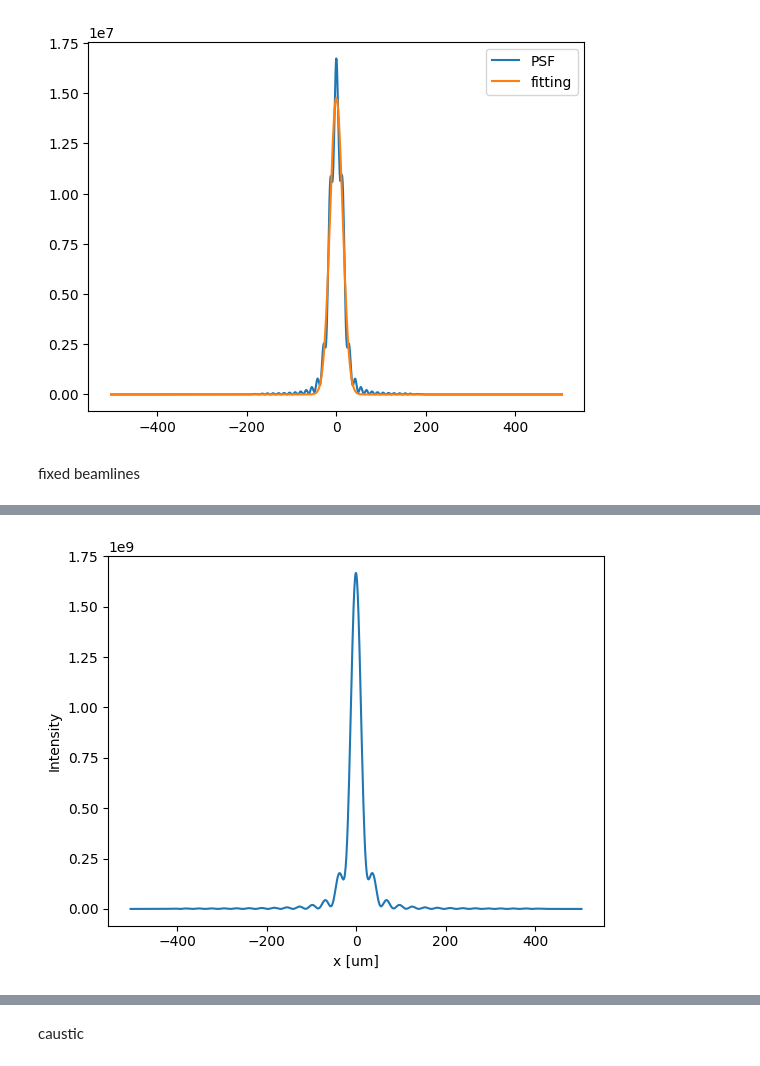
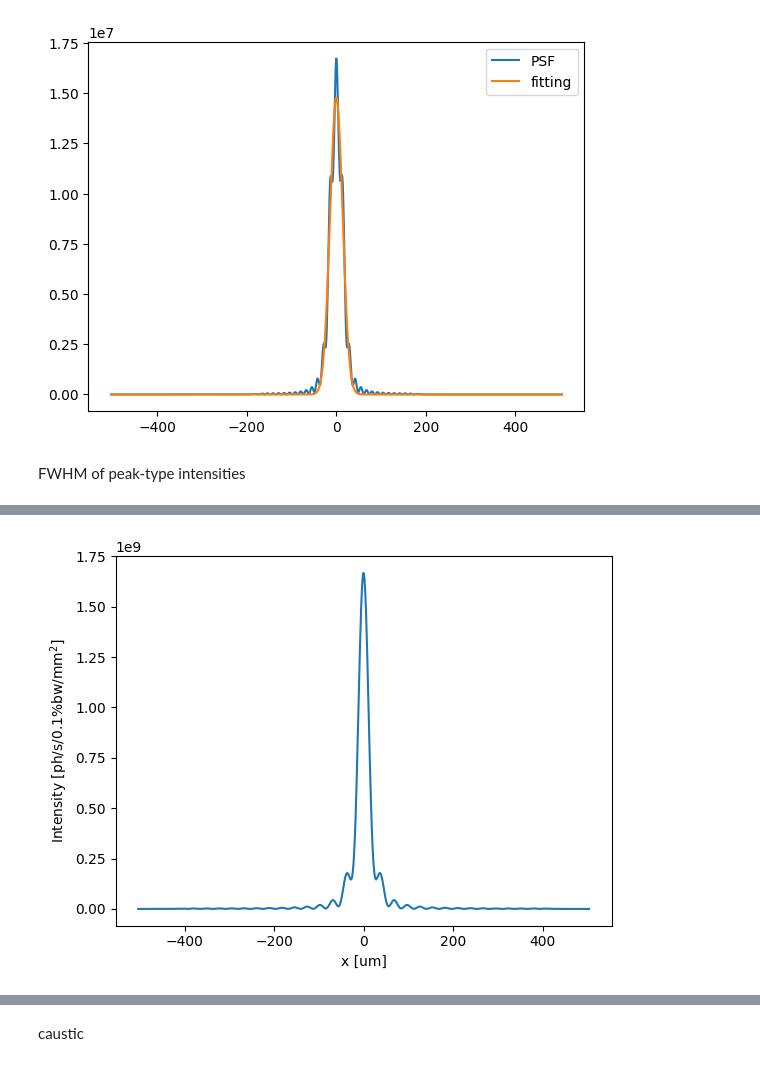
Before and after one commit to lnls-ids/SR-Wave-optics, a Jupyter notebook: srwave/docs/usage.ipynb, the cells around one changed output, grey strips where cells are left out. Drawn from its saved outputs; the diff is of its cells as text; code cells hidden in the pictures.

```diff
--- a/srwave/docs/usage.ipynb
+++ b/srwave/docs/usage.ipynb
@@ -174,27 +523,32 @@ plt.show()
 # %% [markdown]
 gaussian fitting
 # %%
+Eph = 40e3
 w = np.linspace(-50,50,120)*1e-6
-SR = PinholeLine(energy=40e3,d=10,D=10,x=w,y=w,apertx=25e-6,aperty=25e-6)
+SR = bln.PinholeLine(energy=Eph,d=10,D=10,x=w,y=w,apertx=25e-6,aperty=25e-6)
 
 arrIx, [rangex] = SR.calc_intensity(coords='x',energy=Eph,X=0,Y=0,polarization='total',intType='SE')
 x = np.linspace(*rangex)*1e6
 
-params = gaussian_fit(x,arrIx)
+params = uti.gaussian_fit(x,arrIx)
 
 plt.plot(x,arrIx,label='PSF')
-plt.plot(x,gaussian(x,*params),label='fitting')
+plt.plot(x,uti.gaussian(x,*params),label='fitting')
 plt.legend()
 plt.show()
 # %% [output]
 [figure]
-# %% [markdown]
-fixed beamlines
+# %% [markdown]
+FWHM of peak-type intensities
 # %%
 w = np.linspace(-50,50,120)*1e-6
-SR = PinholeLine(energy=17.5e3,d=10,D=10,x=w,y=w,apertx=25e-6,aperty=25e-6)
+SR = bln.PinholeLine(energy=17.5e3,d=10,D=10,x=w,y=w,apertx=25e-6,aperty=25e-6)
 
-print(f"FWHM:\n - x: {fwhm_SR(SR,coord='x',energy=Eph,X=0,Y=0):.2f}\n - y: {fwhm_SR(SR,coord='y',energy=Eph,X=0,Y=0):.2f}")
-plot_wfr_inten(SR,coords='x',energy=Eph,X=0,Y=0,xlabel='x [um]',ylabel='Intensity',show=True)
+print("FWHM:",
+      f"- x: {uti.fwhm_SR(SR,coord='x',energy=Eph,X=0,Y=0):.2f}",
+      f"- y: {uti.fwhm_SR(SR,coord='y',energy=Eph,X=0,Y=0):.2f}",
+      sep='\n')
+rplt.plot_wfr_inten(SR,coords='x',energy=Eph,X=0,Y=0,
+                    xlabel='x [um]',ylabel=r'Intensity [ph/s/0.1%bw/mm$^2$]')
 # %% [output]
 FWHM:
@@ -203 +557 @@ FWHM:
-[figure, old version]
+[figure, new version]
```
Also changed, not shown: parts of 73 cells of this notebook, 8 other files.
